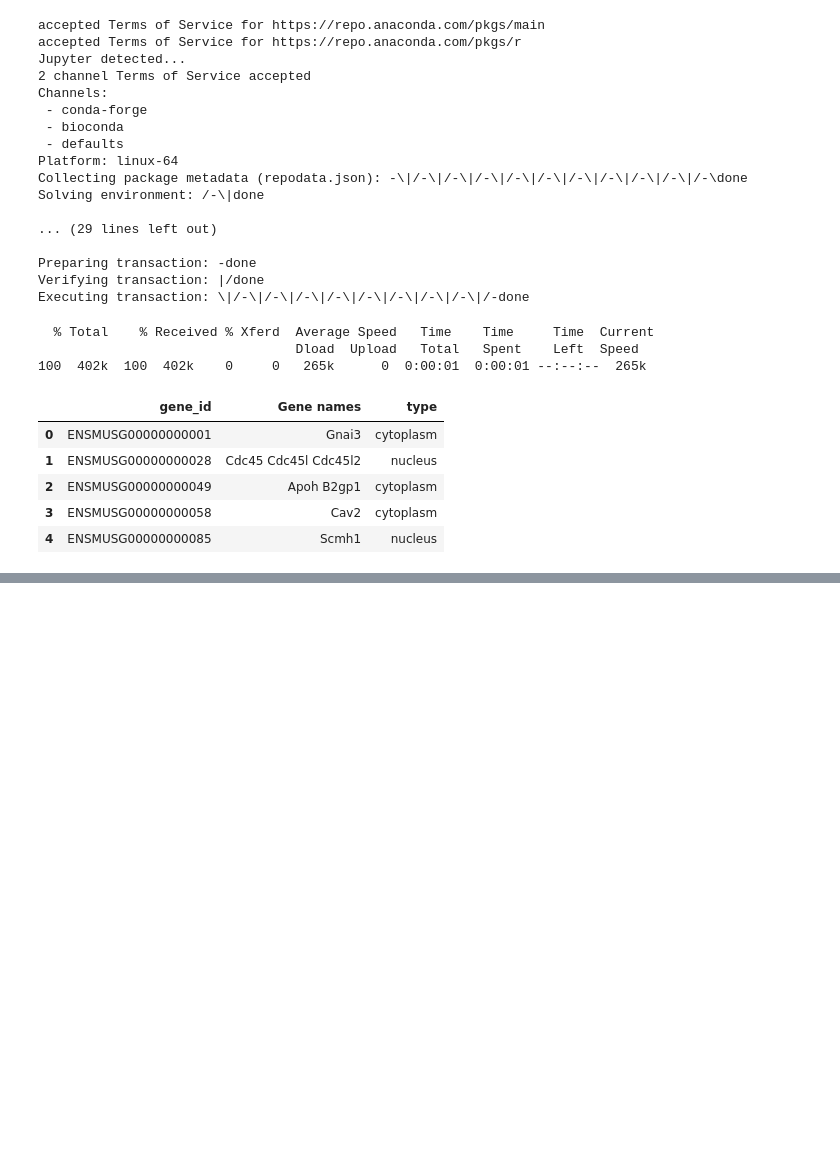
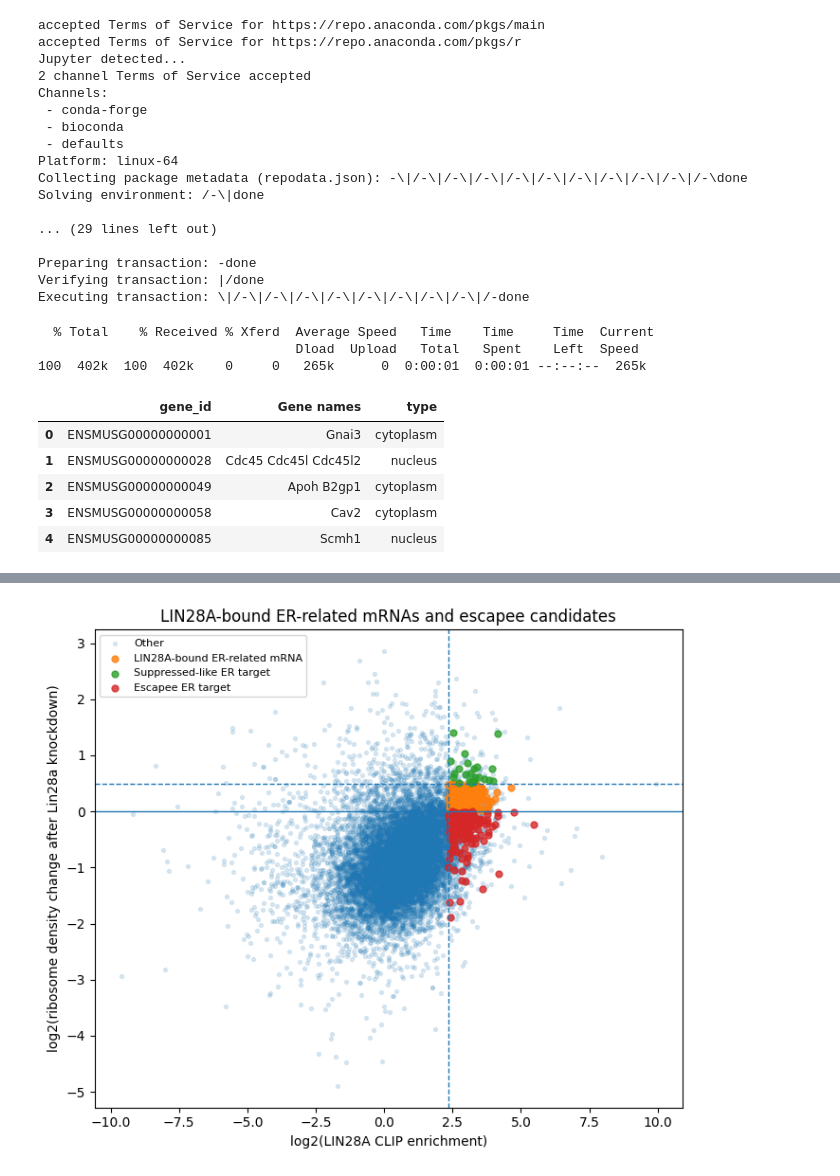
Before and after one commit to chaehyeonkim-lab/bioinformatics1, a Jupyter notebook: Binformatics_term_project.ipynb, the cells around one changed output, grey strips where cells are left out. Cells and saved outputs as stored; diff of their text form; code cells hidden in the pictures; blank space fills up the shorter version.

```diff
--- a/Binformatics_term_project.ipynb
+++ b/Binformatics_term_project.ipynb
@@ -165,0 +220,18 @@ local.head()
+# %%
+# 현재 localization 파일에서는 integral membrane이 ER-associated translation과 가장 가까운 proxy입니다.
+# 그래도 혹시 다른 단어가 있을 경우를 대비해서 pattern을 넓게 잡습니다.
+
+er_pattern = r'integral membrane|membrane|secret|endoplasmic|reticulum|golgi|lumen|extracellular|cell surface|plasma membrane'
+
+merged['er_related'] = (
+    merged['type']
+    .astype(str)
+    .str.contains(er_pattern, case=False, regex=True, na=False)
+)
+
+print(merged['er_related'].value_counts())
+
+merged.loc[
+    merged['er_related'],
+    ['gene_id_count', 'Gene names', 'type']
+].head(20)
@@ -165,0 +307,43 @@ local.head()
+# %%
+plt.figure(figsize=(7, 6))
+
+# Other는 배경처럼 연하게 찍기
+other = merged[merged['group'] == 'Other']
+
+plt.scatter(
+    other['clip_log2'],
+    other['rden_log2'],
+    s=8,
+    alpha=0.15,
+    label='Other'
+)
+
+# 주요 그룹만 따로 강조
+for group_name in [
+    'LIN28A-bound ER-related mRNA',
+    'Suppressed-like ER target',
+    'Escapee ER target'
+]:
+    sub = merged[merged['group'] == group_name]
+
+    plt.scatter(
+        sub['clip_log2'],
+        sub['rden_log2'],
+        s=25,
+        alpha=0.8,
+        label=group_name
+    )
+
+plt.axvline(clip_cutoff, linestyle='--', linewidth=1)
+plt.axhline(0, linestyle='-', linewidth=1)
+plt.axhline(0.5, linestyle='--', linewidth=1)
+
+plt.xlabel('log2(LIN28A CLIP enrichment)')
+plt.ylabel('log2(ribosome density change after Lin28a knockdown)')
+plt.title('LIN28A-bound ER-related mRNAs and escapee candidates')
+plt.legend(fontsize=8)
+
+plt.tight_layout()
+plt.show()
+# %% [output]
+[figure, added]
```
Also changed, not shown: parts of 8 cells of this notebook.
